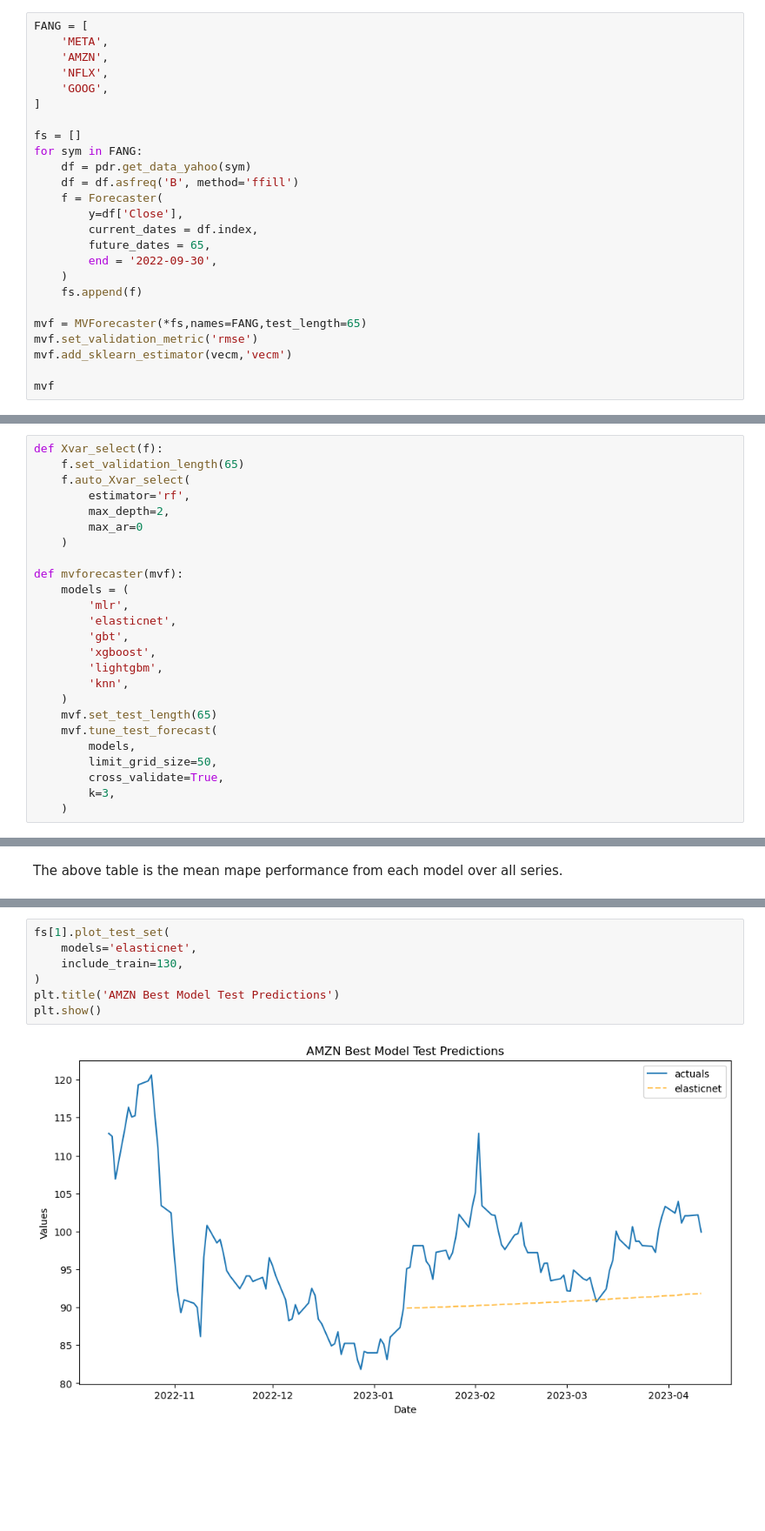
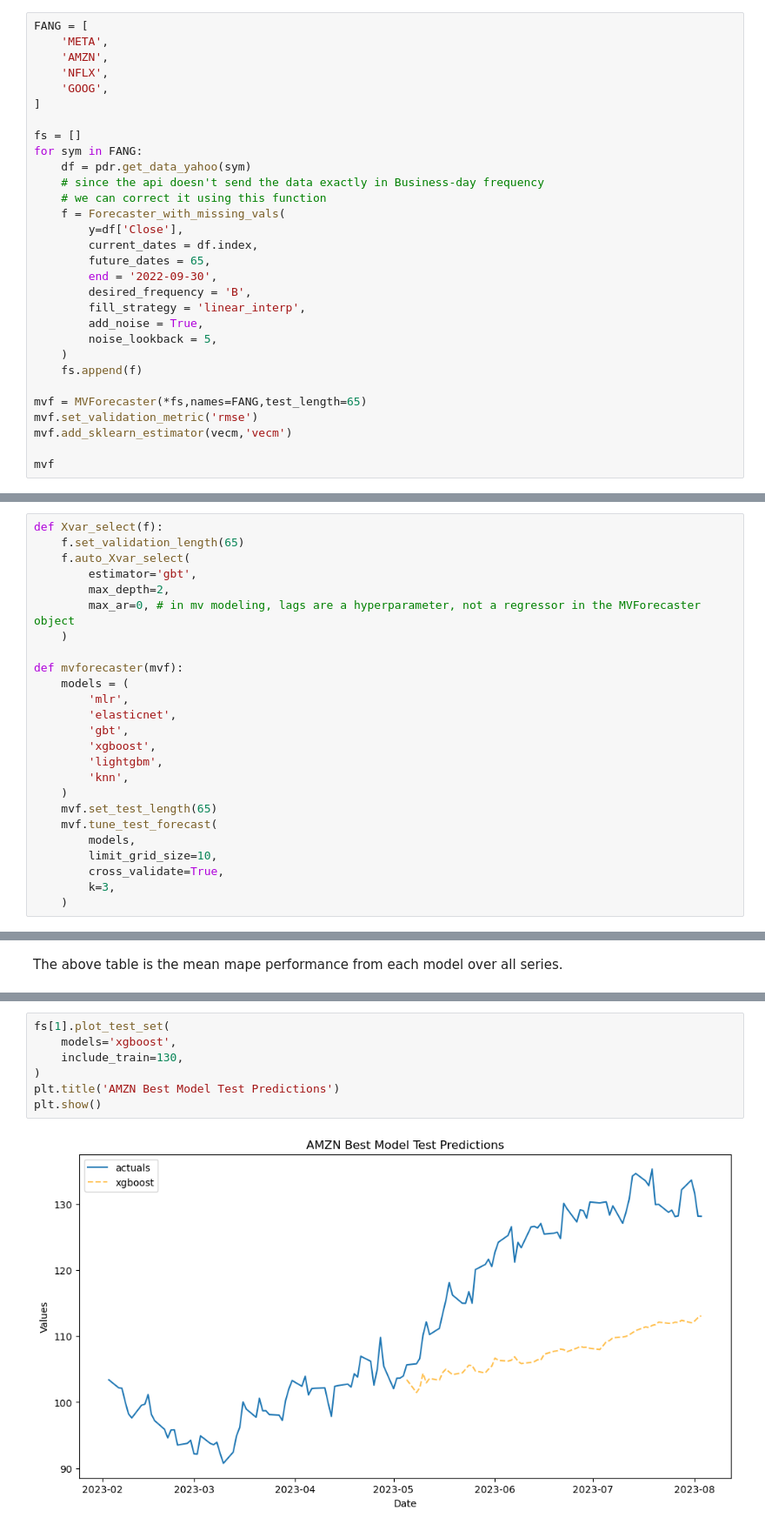
Before and after one commit to mikekeith52/scalecast-examples, a Jupyter notebook: vecm/vecm.ipynb, the cells around one changed output, grey strips where cells are left out. Shown at 87% size. Saved outputs shown, nothing was run; the diff lists cells and outputs as text; blank space fills up the shorter version.

Commit message:
Vecm model uses new scalecast function

```diff
--- a/vecm/vecm.ipynb
+++ b/vecm/vecm.ipynb
@@ -30,12 +34,17 @@ FANG = [
 fs = []
 for sym in FANG:
     df = pdr.get_data_yahoo(sym)
-    df = df.asfreq('B', method='ffill')
-    f = Forecaster(
+    # since the api doesn't send the data exactly in Business-day frequency
+    # we can correct it using this function
+    f = Forecaster_with_missing_vals(
         y=df['Close'],
         current_dates = df.index,
         future_dates = 65,
         end = '2022-09-30',
+        desired_frequency = 'B',
+        fill_strategy = 'linear_interp',
+        add_noise = True,
+        noise_lookback = 5,
     )
     fs.append(f)
 
@@ -306,9 +317,9 @@ for stock, f in zip(FANG,fs):
 def Xvar_select(f):
     f.set_validation_length(65)
     f.auto_Xvar_select(
-        estimator='rf',
+        estimator='gbt',
         max_depth=2,
-        max_ar=0
+        max_ar=0, # in mv modeling, lags are a hyperparameter, not a regressor in the MVForecaster object
     )
 
 def mvforecaster(mvf):
@@ -323,7 +334,7 @@ def mvforecaster(mvf):
     mvf.set_test_length(65)
     mvf.tune_test_forecast(
         models,
-        limit_grid_size=50,
+        limit_grid_size=10,
         cross_validate=True,
         k=3,
     )
@@ -400,11 +412,11 @@ FANG
 # %%
 fs[1].plot_test_set(
-    models='elasticnet',
+    models='xgboost',
     include_train=130,
 )
 plt.title('AMZN Best Model Test Predictions')
 plt.show()
 # %% [output]
-[figure, old version]
+[figure, new version]
 # %%
 fs[1].plot(
```
Also changed, not shown: parts of 20 cells of this notebook.
